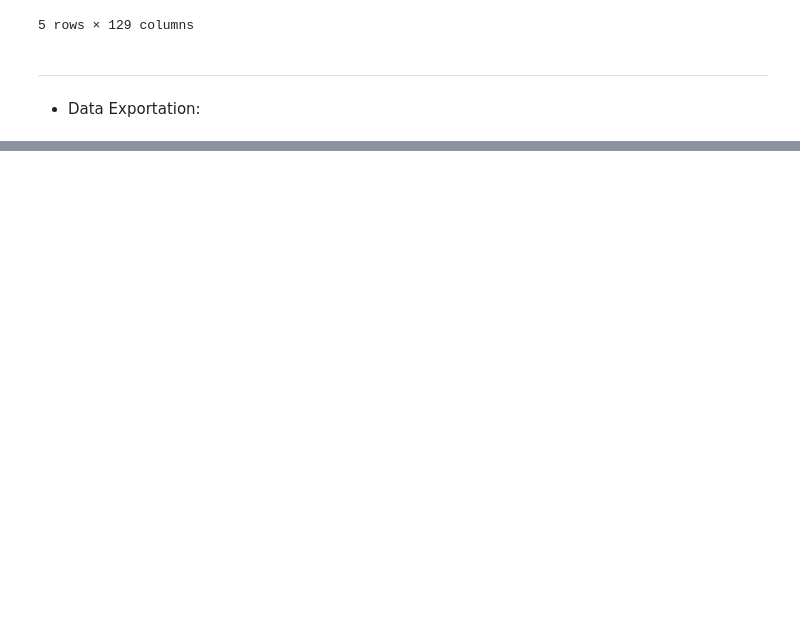
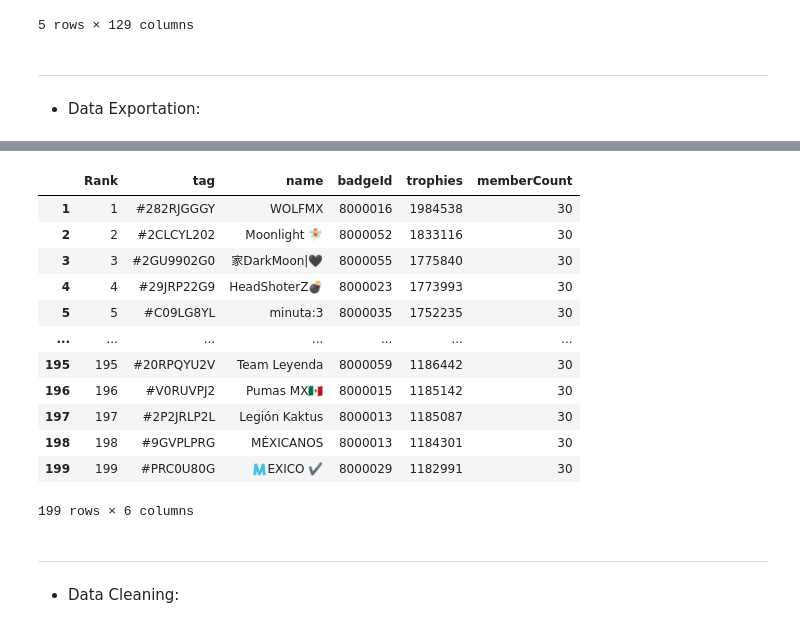
Before and after one commit to pyrawn/Data-Visualization-Techniques-for-Brawl-Stars-Dataset-Analysis-Data-Exploration-And-Visualization, a Jupyter notebook: notebooks/Data-Preprocessing.ipynb, the cells around one changed output, grey strips where cells are left out. Drawn from its saved outputs; the diff is of its cells as text; code cells hidden in the pictures; blank space fills up the shorter version.

```diff
--- a/notebooks/Data-Preprocessing.ipynb
+++ b/notebooks/Data-Preprocessing.ipynb
@@ -317,0 +348,20 @@ df_club.to_csv('../data/preprocessed/cleaned_club_ranking.csv', index=False)
+# %%
+df_mexico_clubs
+# %% [output]
+|  | Rank | tag | name | badgeId | trophies | memberCount |
+| 1 | 1 | #282RJGGGY | WOLFMX | 8000016 | 1984538 | 30 |
+| 2 | 2 | #2CLCYL202 | Moonlight 🧚🏻 | 8000052 | 1833116 | 30 |
+| 3 | 3 | #2GU9902G0 | 家DarkMoon|🖤 | 8000055 | 1775840 | 30 |
+| 4 | 4 | #29JRP22G9 | HeadShoterZ💣 | 8000023 | 1773993 | 30 |
+| 5 | 5 | #C09LG8YL | minuta:3 | 8000035 | 1752235 | 30 |
+| ... | ... | ... | ... | ... | ... | ... |
+| 195 | 195 | #20RPQYU2V | Team Leyenda | 8000059 | 1186442 | 30 |
+| 196 | 196 | #V0RUVPJ2 | Pumas MX🇲🇽 | 8000015 | 1185142 | 30 |
+| 197 | 197 | #2P2JRLP2L | Legión Kaktus | 8000013 | 1185087 | 30 |
+| 198 | 198 | #9GVPLPRG | MÉXICANOS | 8000013 | 1184301 | 30 |
+| 199 | 199 | #PRC0U80G | 🇲EXICO ✔️ | 8000029 | 1182991 | 30 |
+199 rows × 6 columns
+# %% [markdown]
+---
+
+* Data Cleaning:
```
Also changed, not shown: parts of 9 cells of this notebook.
